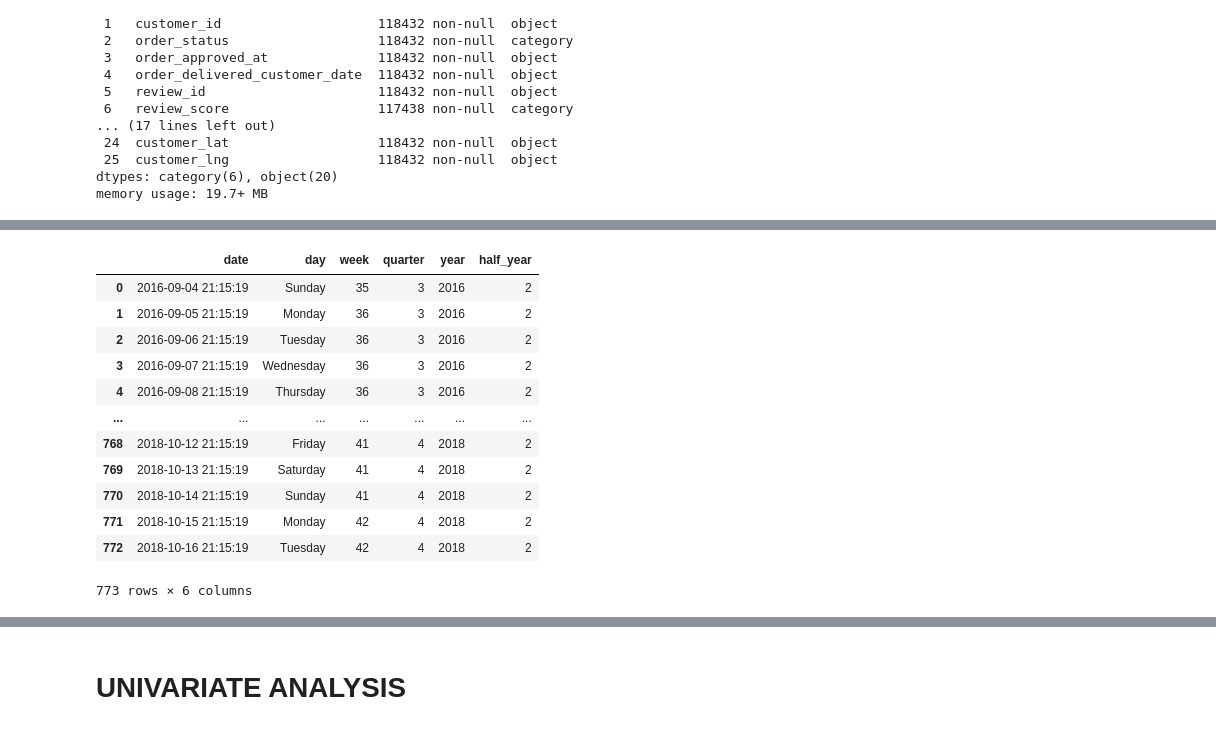
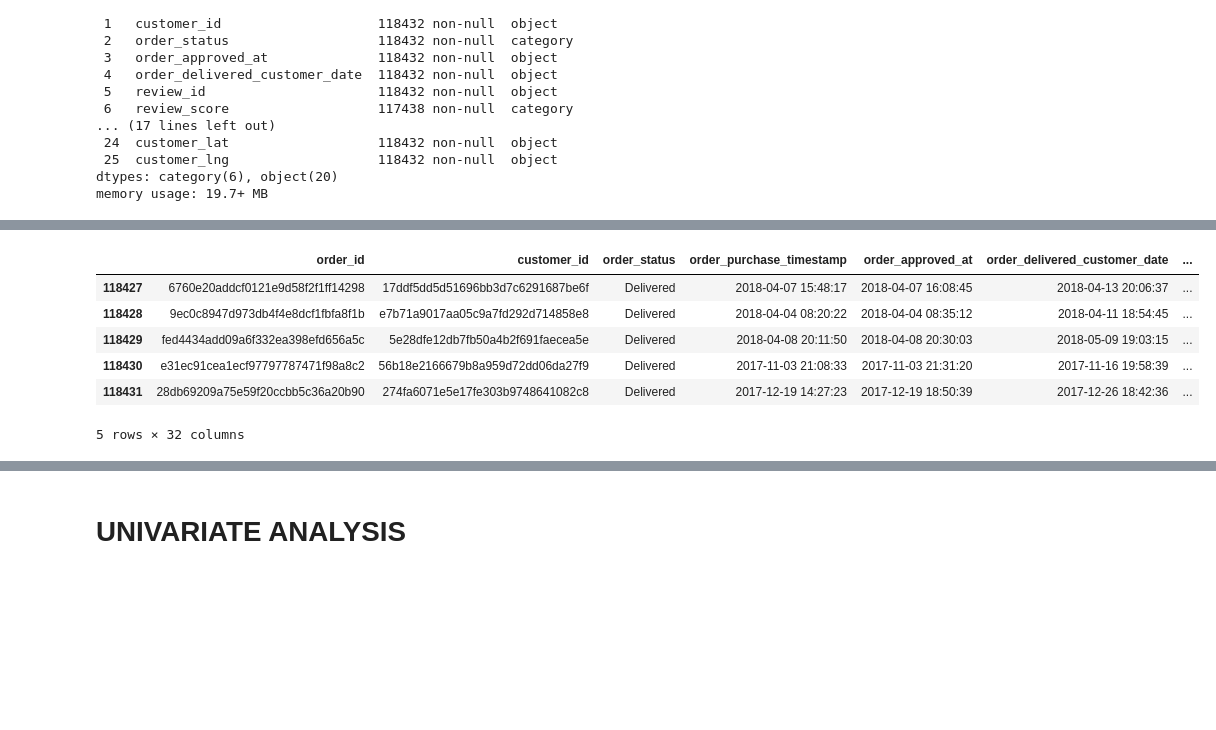
Before and after one commit to KennethOdoh/olist_kpi_dashboard, a Jupyter notebook: olist_ecommerce.ipynb, the cells around one changed output, grey strips where cells are left out. Saved outputs shown, nothing was run; the diff lists cells and outputs as text; code cells hidden in the pictures; blank space fills up the shorter version.

Commit message:
Fixed issues with Date Dimension

```diff
--- a/olist_ecommerce.ipynb
+++ b/olist_ecommerce.ipynb
@@ -883,0 +884,8 @@ sales_df_clean = sales_df_clean[~sales_df_clean.order_id.str.contains('6e98de3a8
+# %%
+# Add date dimension
+sales_df_clean['day'] = sales_df_clean['order_purchase_timestamp'].dt.day_name()
+sales_df_clean['week'] = sales_df_clean['order_purchase_timestamp'].dt.week
+sales_df_clean['quarter'] = sales_df_clean['order_purchase_timestamp'].dt.quarter
+sales_df_clean['year'] = sales_df_clean['order_purchase_timestamp'].dt.year
+sales_df_clean['half_year'] = (sales_df_clean['quarter'] + 1) // 2
+sales_df_clean.tail()
@@ -893,29 +926,30 @@ Timestamp('2018-10-17 17:30:18')
 # %%
 # Add date dimension
-sales_df2 = sales_df_clean.copy()
+df2 = sales_df_clean.copy()
+df2['day'] = df2.order_purchase_timestamp.dt.day_name()
+df2['week'] = df2.order_purchase_timestamp.dt.week
+df2['quarter'] = df2.order_purchase_timestamp.dt.quarter
+df2['year'] = df2.order_purchase_timestamp.dt.year
+df2['half_year'] = (df2.quarter + 1) // 2
+df2.tail()
 
-def calendar_dimension(start, end):
-    df = pd.DataFrame({'date': pd.date_range(start, end)})
-    df['day'] = df.date.dt.day_name()
-    df['week'] = df.date.dt.isocalendar().week
-    df['quarter'] = df.date.dt.quarter
-    df['year'] = df.date.dt.year
-    df['half_year'] = (df.quarter + 1) // 2
-    return df
 
-calendar_dim = calendar_dimension(start = sales_df2.order_purchase_timestamp.min(), end = sales_df2.order_purchase_timestamp.max())
-calendar_dim
+# def calendar_dimension(start, end):
+#     df = pd.DataFrame({'date': pd.date_range(start, end)})
+#     df['day'] = df.date.dt.day_name()
+#     df['week'] = df.date.dt.week
+#     df['quarter'] = df.date.dt.quarter
+#     df['year'] = df.date.dt.year
+#     df['half_year'] = (df.quarter + 1) // 2
+#     return df
+
+# calendar_dim = calendar_dimension(start = sales_df2.order_purchase_timestamp.min(), end = sales_df2.order_purchase_timestamp.max())
+# calendar_dim
 # %% [output]
-|  | date | day | week | quarter | year | half_year |
-| 0 | 2016-09-04 21:15:19 | Sunday | 35 | 3 | 2016 | 2 |
-| 1 | 2016-09-05 21:15:19 | Monday | 36 | 3 | 2016 | 2 |
-| 2 | 2016-09-06 21:15:19 | Tuesday | 36 | 3 | 2016 | 2 |
-| 3 | 2016-09-07 21:15:19 | Wednesday | 36 | 3 | 2016 | 2 |
-| 4 | 2016-09-08 21:15:19 | Thursday | 36 | 3 | 2016 | 2 |
-| ... | ... | ... | ... | ... | ... | ... |
-| 768 | 2018-10-12 21:15:19 | Friday | 41 | 4 | 2018 | 2 |
-| 769 | 2018-10-13 21:15:19 | Saturday | 41 | 4 | 2018 | 2 |
-| 770 | 2018-10-14 21:15:19 | Sunday | 41 | 4 | 2018 | 2 |
-| 771 | 2018-10-15 21:15:19 | Monday | 42 | 4 | 2018 | 2 |
-| 772 | 2018-10-16 21:15:19 | Tuesday | 42 | 4 | 2018 | 2 |
+|  | order_id | customer_id | order_status | order_purchase_timestamp | order_approved_at | order_delivered_customer_date | ... |
+| 118427 | 6760e20addcf0121e9d58f2f1ff14298 | 17ddf5dd5d51696bb3d7c6291687be6f | Delivered | 2018-04-07 15:48:17 | 2018-04-07 16:08:45 | 2018-04-13 20:06:37 | ... |
+| 118428 | 9ec0c8947d973db4f4e8dcf1fbfa8f1b | e7b71a9017aa05c9a7fd292d714858e8 | Delivered | 2018-04-04 08:20:22 | 2018-04-04 08:35:12 | 2018-04-11 18:54:45 | ... |
+| 118429 | fed4434add09a6f332ea398efd656a5c | 5e28dfe12db7fb50a4b2f691faecea5e | Delivered | 2018-04-08 20:11:50 | 2018-04-08 20:30:03 | 2018-05-09 19:03:15 | ... |
+| 118430 | e31ec91cea1ecf97797787471f98a8c2 | 56b18e2166679b8a959d72dd06da27f9 | Delivered | 2017-11-03 21:08:33 | 2017-11-03 21:31:20 | 2017-11-16 19:58:39 | ... |
+| 118431 | 28db69209a75e59f20ccbb5c36a20b90 | 274fa6071e5e17fe303b9748641082c8 | Delivered | 2017-12-19 14:27:23 | 2017-12-19 18:50:39 | 2017-12-26 18:42:36 | ... |
-773 rows × 6 columns
+5 rows × 32 columns
```
Also changed, not shown: parts of 25 cells of this notebook.
